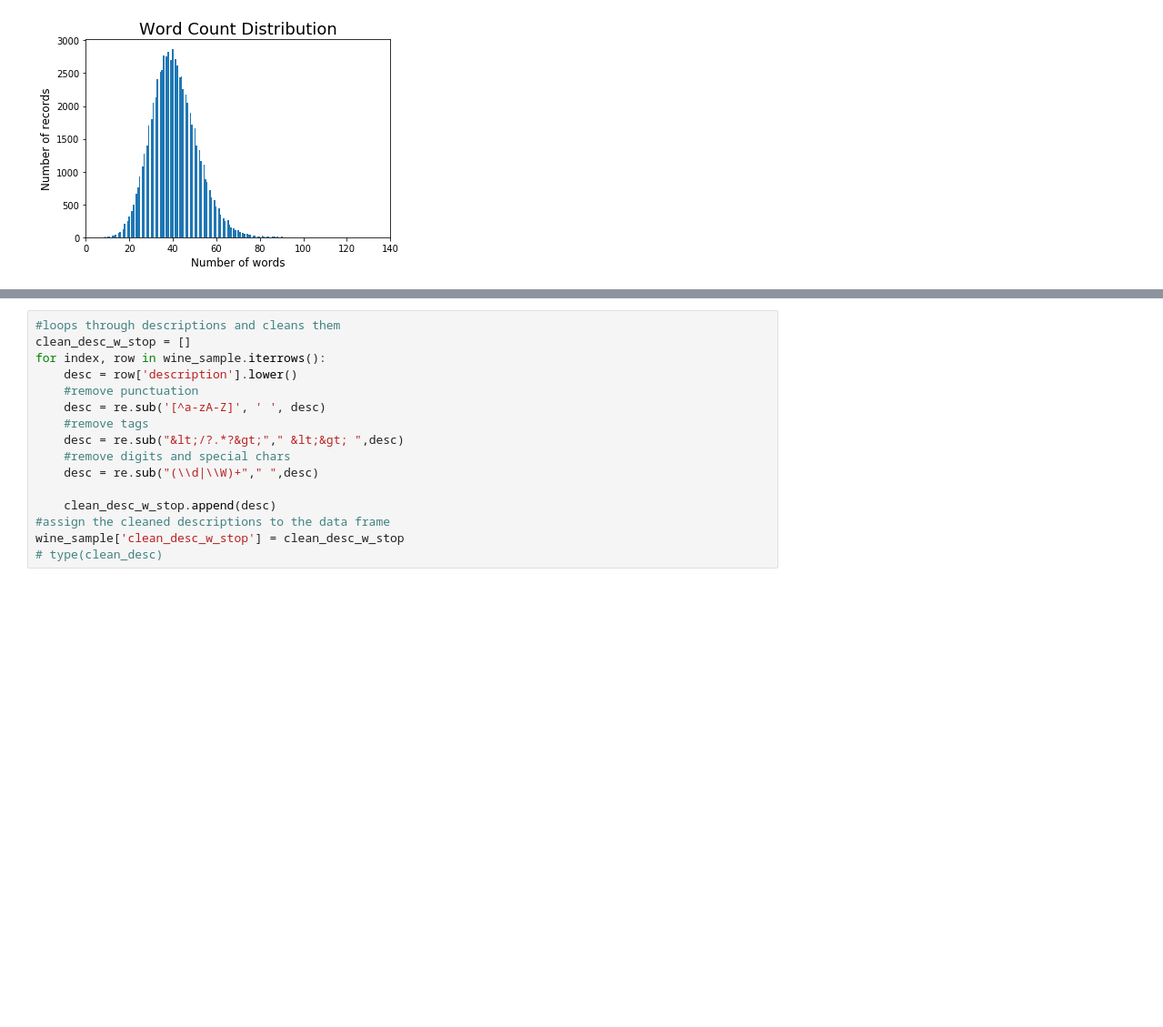
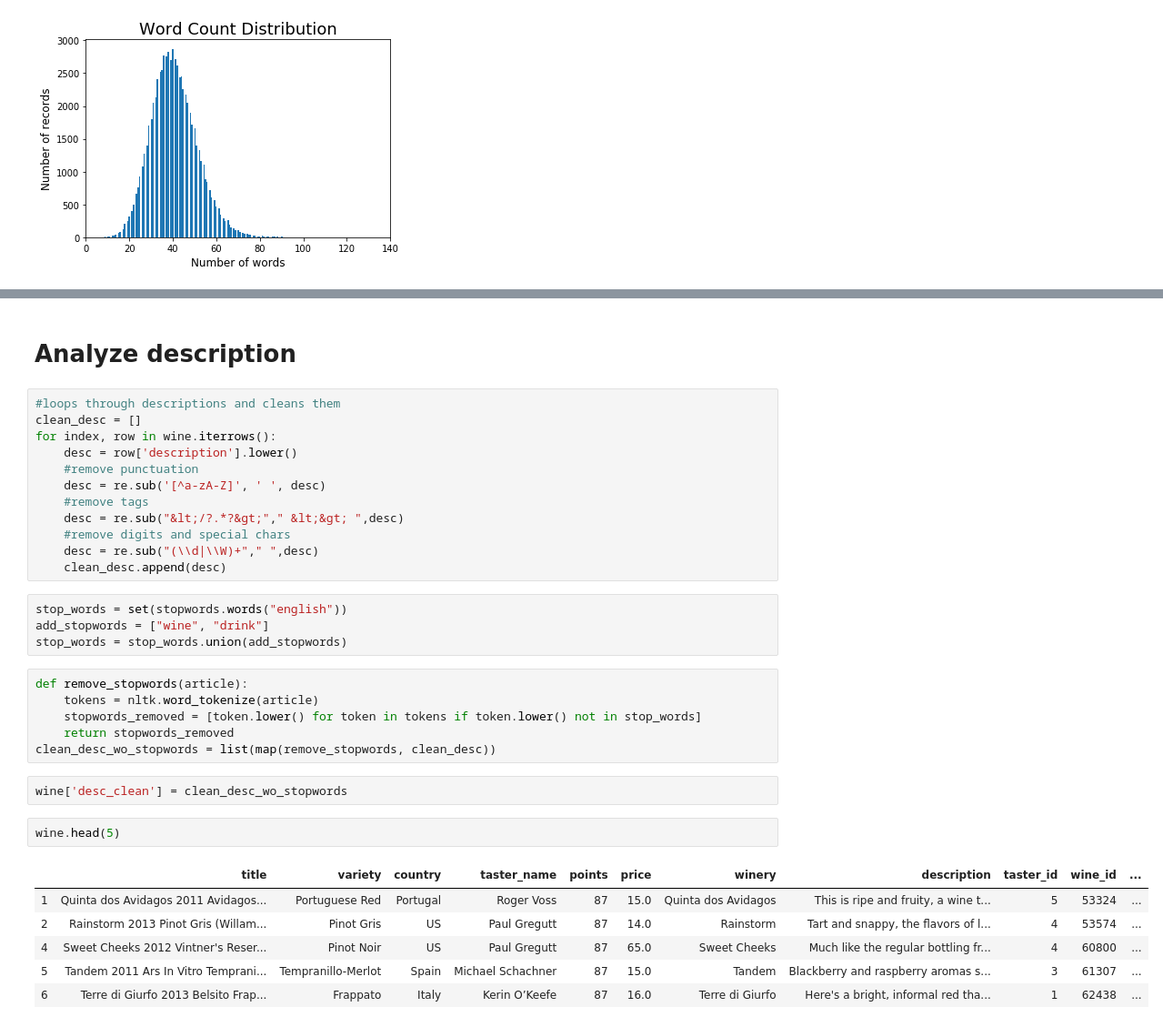
Before and after one commit to YufenLin/sommelier, a Jupyter notebook: notebooks/report/sommelier.ipynb, the cells around one changed output, grey strips where cells are left out. Shown at 91% size. Saved outputs shown, nothing was run; the diff lists cells and outputs as text; blank space fills up the shorter version.

Commit message:
clean description,add wine_id and taster_id

```diff
--- a/notebooks/report/sommelier.ipynb
+++ b/notebooks/report/sommelier.ipynb
@@ -83,7 +101,9 @@ plt.savefig('../../references/figures/word_count.png')
+# %% [markdown]
+# Analyze description
 # %%
 #loops through descriptions and cleans them
-clean_desc_w_stop = []
-for index, row in wine_sample.iterrows():
+clean_desc = []
+for index, row in wine.iterrows():
     desc = row['description'].lower()
     #remove punctuation
     desc = re.sub('[^a-zA-Z]', ' ', desc)
@@ -91,8 +111,25 @@ for index, row in wine_sample.iterrows():
     desc = re.sub("&lt;/?.*?&gt;"," &lt;&gt; ",desc)
     #remove digits and special chars
     desc = re.sub("(\\d|\\W)+"," ",desc)
-
-    clean_desc_w_stop.append(desc)
-#assign the cleaned descriptions to the data frame
-wine_sample['clean_desc_w_stop'] = clean_desc_w_stop
-# type(clean_desc)
+    clean_desc.append(desc)
+# %%
+stop_words = set(stopwords.words("english"))
+add_stopwords = ["wine", "drink"]
+stop_words = stop_words.union(add_stopwords)
+# %%
+def remove_stopwords(article):
+    tokens = nltk.word_tokenize(article)
+    stopwords_removed = [token.lower() for token in tokens if token.lower() not in stop_words]
+    return stopwords_removed
+clean_desc_wo_stopwords = list(map(remove_stopwords, clean_desc))
+# %%
+wine['desc_clean'] = clean_desc_wo_stopwords
+# %%
+wine.head(5)
+# %% [output]
+|  | title | variety | country | taster_name | points | price | winery | description | taster_id | wine_id | ... |
+| 1 | Quinta dos Avidagos 2011 Avidagos... | Portuguese Red | Portugal | Roger Voss | 87 | 15.0 | Quinta dos Avidagos | This is ripe and fruity, a wine t... | 5 | 53324 | ... |
+| 2 | Rainstorm 2013 Pinot Gris (Willam... | Pinot Gris | US | Paul Gregutt | 87 | 14.0 | Rainstorm | Tart and snappy, the flavors of l... | 4 | 53574 | ... |
+| 4 | Sweet Cheeks 2012 Vintner's Reser... | Pinot Noir | US | Paul Gregutt | 87 | 65.0 | Sweet Cheeks | Much like the regular bottling fr... | 4 | 60800 | ... |
+| 5 | Tandem 2011 Ars In Vitro Temprani... | Tempranillo-Merlot | Spain | Michael Schachner | 87 | 15.0 | Tandem | Blackberry and raspberry aromas s... | 3 | 61307 | ... |
+| 6 | Terre di Giurfo 2013 Belsito Frap... | Frappato | Italy | Kerin O’Keefe | 87 | 16.0 | Terre di Giurfo | Here's a bright, informal red tha... | 1 | 62438 | ... |
```
Also changed, not shown: parts of 6 cells of this notebook, 2 other files.
